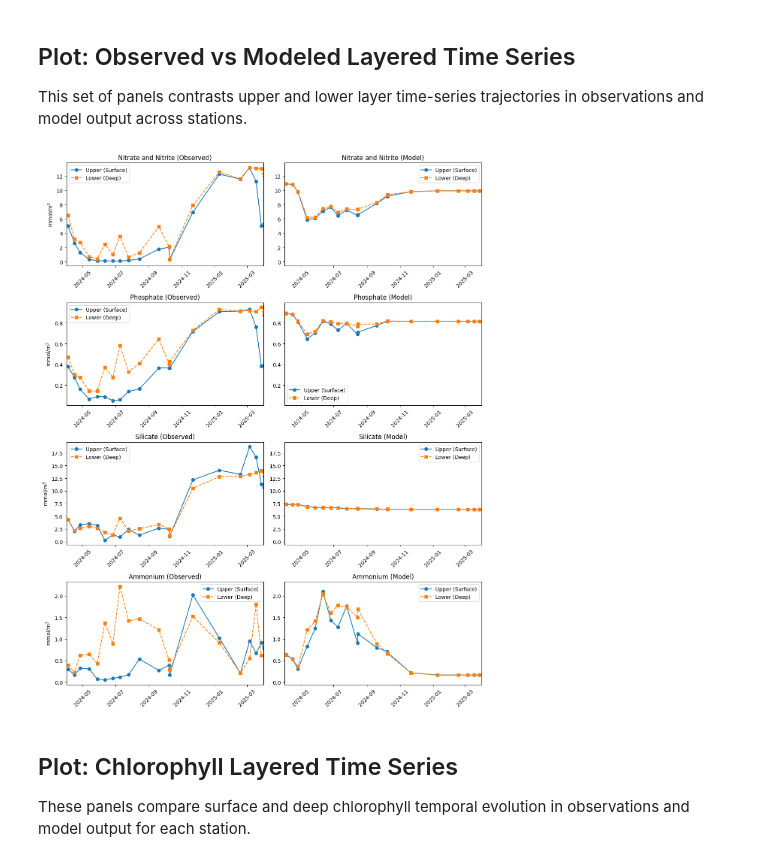
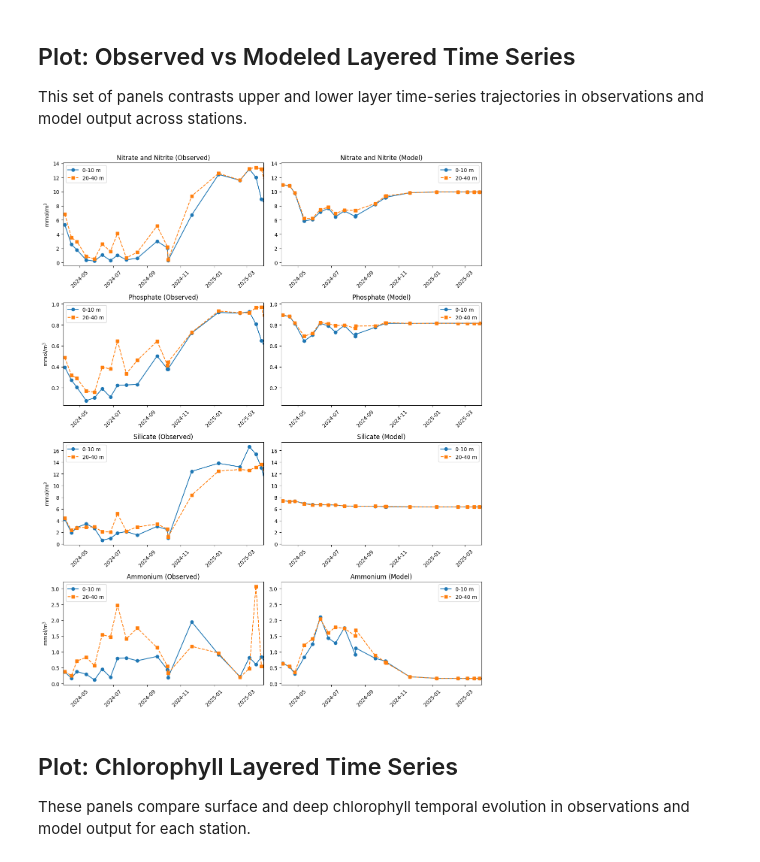
Before and after one commit to CWorthy-ocean/C-Star-in-Hvalfjordur, a Jupyter notebook: notebooks/bgc_analysis.ipynb, the cells around one changed output. Drawn from its saved outputs; the diff is of its cells as text; code cells hidden in the pictures.

```diff
--- a/notebooks/bgc_analysis.ipynb
+++ b/notebooks/bgc_analysis.ipynb
@@ -1361,8 +1361,8 @@ def extract_depth_avg_model(var, depth_range):
     return var.mean('location', skipna=True).sel(depth=slice(*depth_range)).mean(dim='depth', skipna=True)
 
 # Define depth ranges (adjusting indices for depth_bin if necessary)
-upper_depth_range = (0, 5)
-lower_depth_range = (10, 40)
+upper_depth_range = (0, 10)
+lower_depth_range = (20, 40)
 
 # Model depth ranges (assuming negative values for depth axis)
 upper_depth_range_m = (-0.5, -10)
@@ -1387,12 +1387,12 @@ for i, nut in enumerate(nutrient_map):
     # Filter NaNs for Upper
     mask_u = np.isfinite(obs_upper)
     ax_obs.plot(obs['time'][mask_u], obs_upper[mask_u],
-                label='Upper (Surface)', marker='o', linestyle='-')
+                label='0-10 m', marker='o', linestyle='-')
 
     # Filter NaNs for Lower
     mask_l = np.isfinite(obs_lower)
     ax_obs.plot(obs['time'][mask_l], obs_lower[mask_l],
-                label='Lower (Deep)', marker='s', linestyle='--')
+                label='20-40 m', marker='s', linestyle='--')
 
     ax_obs.set_title(f"{nut['title']} (Observed)")
     ax_obs.set_ylabel('mmol/m$^3$')
@@ -1407,36 +1407,36 @@ for i, nut in enumerate(nutrient_map):
     # Add small padding
     yrange = ymax - ymin
     ymin -= 0.05 * yrange
     ymax += 0.05 * yrange
 
     # --- Model (Column 1) ---
     ax_model = axes[i, 1]
 
     model_upper = extract_depth_avg_model(bgc_sub[nut['model']], upper_depth_range_m)
     model_lower = extract_depth_avg_model(bgc_sub[nut['model']], lower_depth_range_m)
 
     # Filter NaNs for Model Upper
     m_mask_u = np.isfinite(model_upper)
     ax_model.plot(bgc_sub['time'][m_mask_u], model_upper[m_mask_u],
-                  label='Upper (Surface)', marker='o', linestyle='-')
+                  label='0-10 m', marker='o', linestyle='-')
 
     # Filter NaNs for Model Lower
     m_mask_l = np.isfinite(model_lower)
     ax_model.plot(bgc_sub['time'][m_mask_l], model_lower[m_mask_l],
-                  label='Lower (Deep)', marker='s', linestyle='--')
+                  label='20-40 m', marker='s', linestyle='--')
 
     ax_model.set_title(f"{nut['title']} (Model)")
     ax_model.legend()
     ax_model.tick_params(axis='x', rotation=45)
     ax_model.set_xlim([pd.Timestamp('2024-04-01'),
                  pd.Timestamp('2025-04-01')])
 
     ax_model.set_ylim(ymin, ymax)
 
 plt.tight_layout()
 plt.show()
 # %% [output]
-[figure, old version]
+[figure, new version]
 # %% [markdown]
 ## Plot: Chlorophyll Layered Time Series
 
```
Also changed, not shown: 6 other files.
